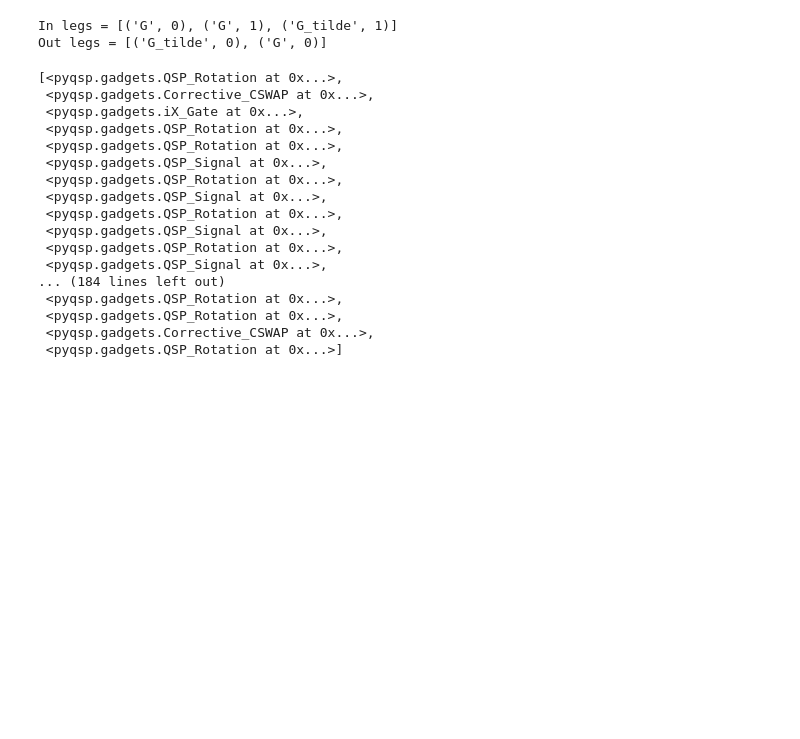
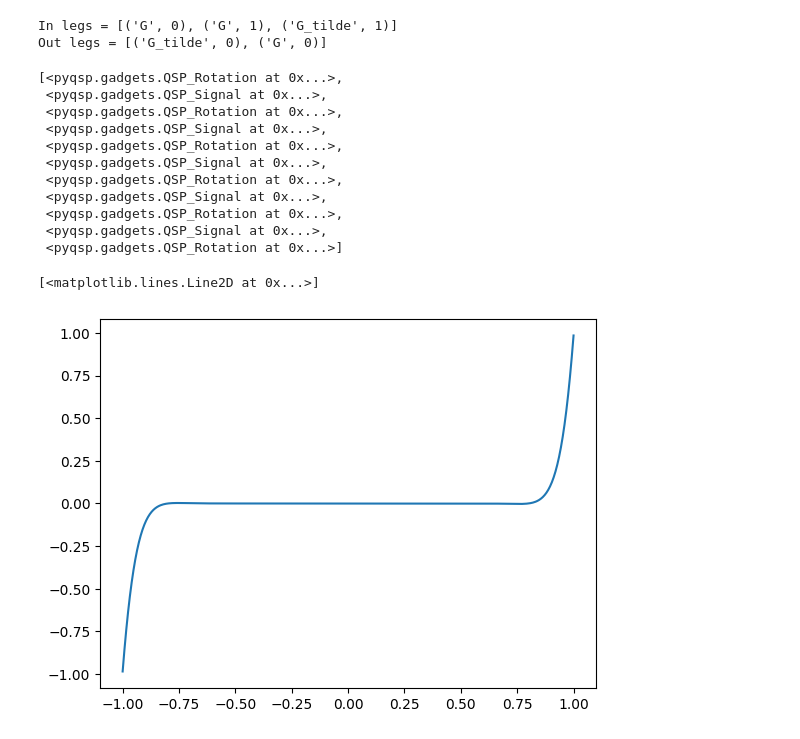
Before and after one commit to ichuang/pyqsp, a Jupyter notebook: test_notebook.ipynb, the cells around one changed output. Cells and saved outputs as stored; diff of their text form; code cells hidden in the pictures; blank space fills up the shorter version.

```diff
--- a/test_notebook.ipynb
+++ b/test_notebook.ipynb
@@ -35,12 +35,10 @@ In legs = [('G', 0), ('G', 1), ('G_tilde', 1)]
 Out legs = [('G_tilde', 0), ('G', 0)]
 # %%
 # Gets the sequence of a leg of the gadget interlink
-G_interlink.get_sequence(('G_tilde', 0))
+G_interlink.get_sequence(('G', 0))
 # %% [output]
 [<pyqsp.gadgets.QSP_Rotation at 0x...>,
- <pyqsp.gadgets.Corrective_CSWAP at 0x...>,
- <pyqsp.gadgets.iX_Gate at 0x...>,
- <pyqsp.gadgets.QSP_Rotation at 0x...>,
+ <pyqsp.gadgets.QSP_Signal at 0x...>,
  <pyqsp.gadgets.QSP_Rotation at 0x...>,
  <pyqsp.gadgets.QSP_Signal at 0x...>,
  <pyqsp.gadgets.QSP_Rotation at 0x...>,
@@ -49,8 +47,15 @@ G_interlink.get_sequence(('G_tilde', 0))
  <pyqsp.gadgets.QSP_Signal at 0x...>,
  <pyqsp.gadgets.QSP_Rotation at 0x...>,
  <pyqsp.gadgets.QSP_Signal at 0x...>,
-... (184 lines left out)
- <pyqsp.gadgets.QSP_Rotation at 0x...>,
- <pyqsp.gadgets.QSP_Rotation at 0x...>,
- <pyqsp.gadgets.Corrective_CSWAP at 0x...>,
  <pyqsp.gadgets.QSP_Rotation at 0x...>]
+# %%
+# Performs tests of the extraction and sqrt gadgets
+G_extraction = ExtractionGadget(29, 'G_ext')
+G_sqrt = SqrtGadget(40, 0.05, 'G_sqrt')
+# %%
+# Plots the response function of the extraction gadget
+X, Y = G_extraction.get_response()
+plt.plot(X, Y)
+# %% [output]
+[<matplotlib.lines.Line2D at 0x...>]
+[figure, added]
```
Also changed, not shown: parts of 1 cell of this notebook.
